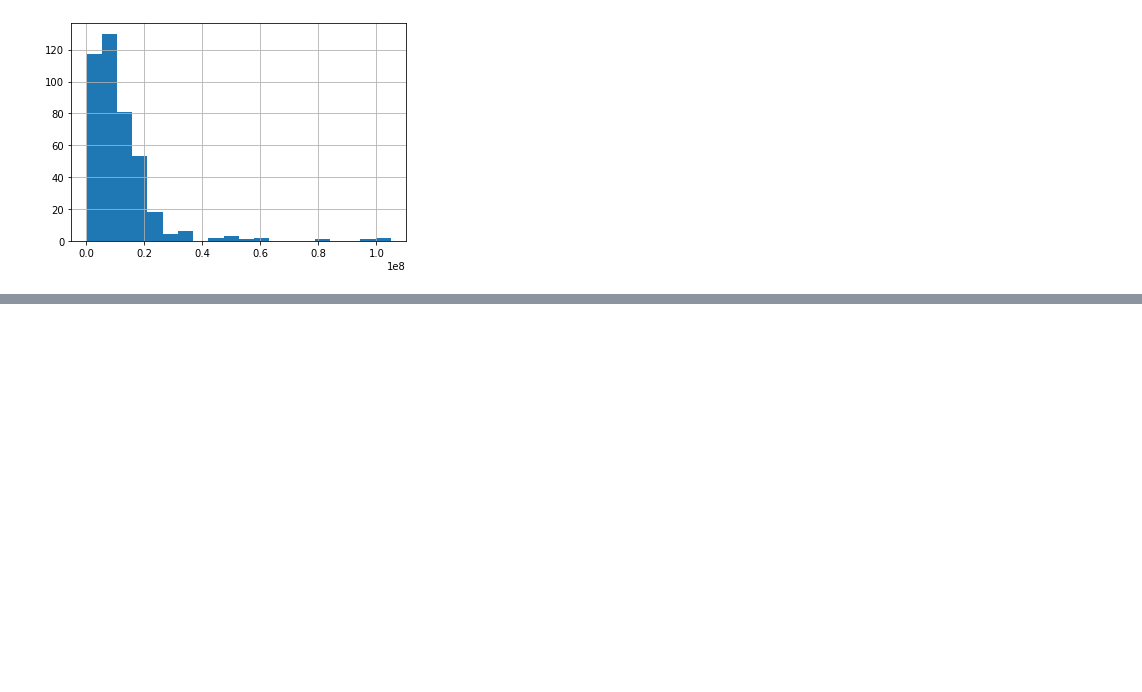
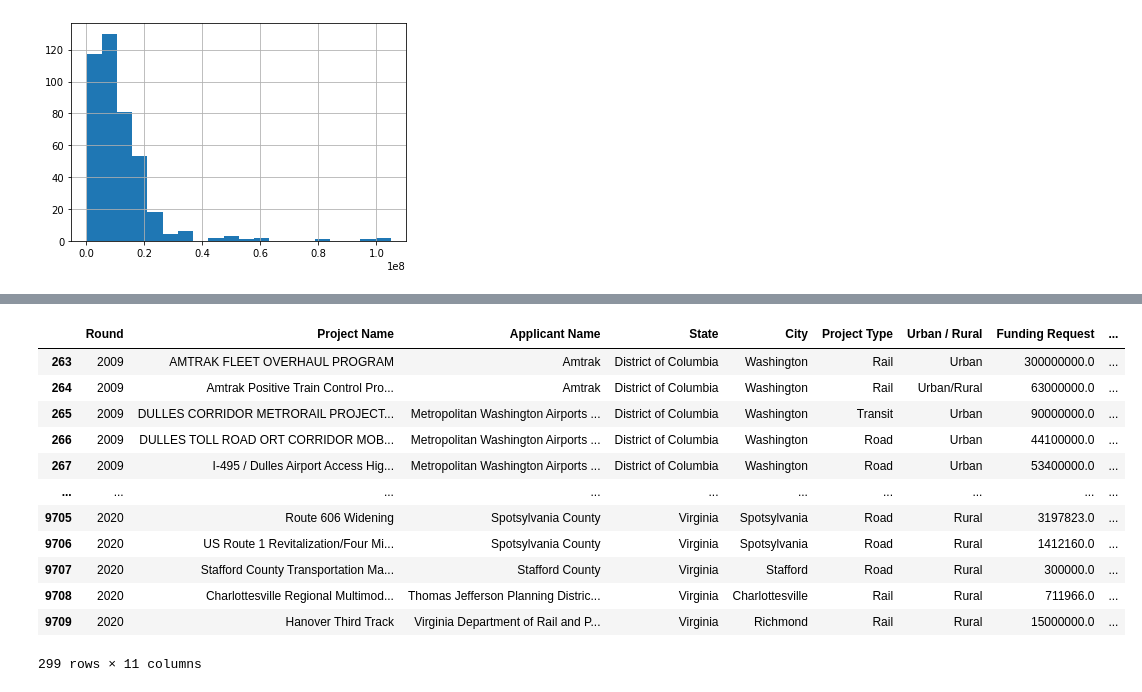
Before and after one commit to jmillerbrooks/pipe-dash, a Jupyter notebook: EDA_v2.ipynb, the cells around one changed output, grey strips where cells are left out. Drawn from its saved outputs; the diff is of its cells as text; code cells hidden in the pictures; blank space fills up the shorter version.

```diff
--- a/EDA_v2.ipynb
+++ b/EDA_v2.ipynb
@@ -170,0 +217,17 @@ grants_16.Amount.hist(bins=20)
+# %%
+dmv_apps = applicants[applicants.State.isin(['District of Columbia', 'Virginia', 'Maryland'])]
+dmv_apps
+# %% [output]
+|  | Round | Project Name | Applicant Name | State | City | Project Type | Urban / Rural | Funding Request | ... |
+| 263 | 2009 | AMTRAK FLEET OVERHAUL PROGRAM | Amtrak | District of Columbia | Washington | Rail | Urban | 300000000.0 | ... |
+| 264 | 2009 | Amtrak Positive Train Control Pro... | Amtrak | District of Columbia | Washington | Rail | Urban/Rural | 63000000.0 | ... |
+| 265 | 2009 | DULLES CORRIDOR METRORAIL PROJECT... | Metropolitan Washington Airports ... | District of Columbia | Washington | Transit | Urban | 90000000.0 | ... |
+| 266 | 2009 | DULLES TOLL ROAD ORT CORRIDOR MOB... | Metropolitan Washington Airports ... | District of Columbia | Washington | Road | Urban | 44100000.0 | ... |
+| 267 | 2009 | I-495 / Dulles Airport Access Hig... | Metropolitan Washington Airports ... | District of Columbia | Washington | Road | Urban | 53400000.0 | ... |
+| ... | ... | ... | ... | ... | ... | ... | ... | ... | ... |
+| 9705 | 2020 | Route 606 Widening | Spotsylvania County | Virginia | Spotsylvania | Road | Rural | 3197823.0 | ... |
+| 9706 | 2020 | US Route 1 Revitalization/Four Mi... | Spotsylvania County | Virginia | Spotsylvania | Road | Rural | 1412160.0 | ... |
+| 9707 | 2020 | Stafford County Transportation Ma... | Stafford County | Virginia | Stafford | Road | Rural | 300000.0 | ... |
+| 9708 | 2020 | Charlottesville Regional Multimod... | Thomas Jefferson Planning Distric... | Virginia | Charlottesville | Rail | Rural | 711966.0 | ... |
+| 9709 | 2020 | Hanover Third Track | Virginia Department of Rail and P... | Virginia | Richmond | Rail | Rural | 15000000.0 | ... |
+299 rows × 11 columns
```
Also changed, not shown: parts of 17 cells of this notebook, 2 other files.
